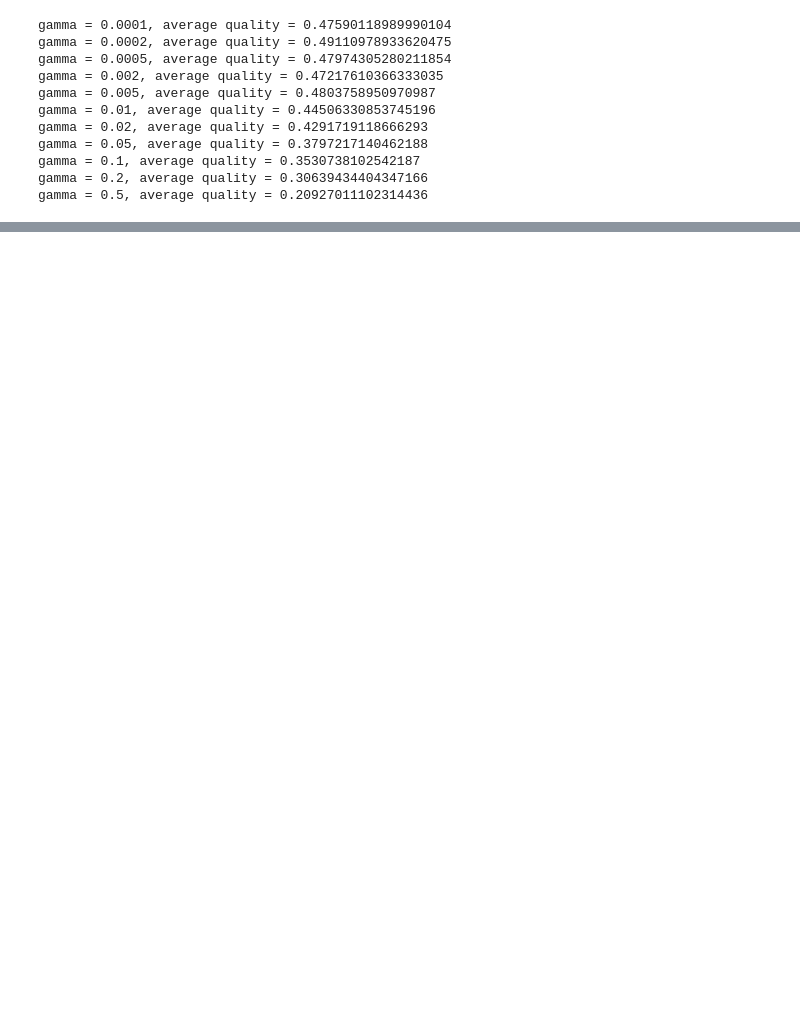
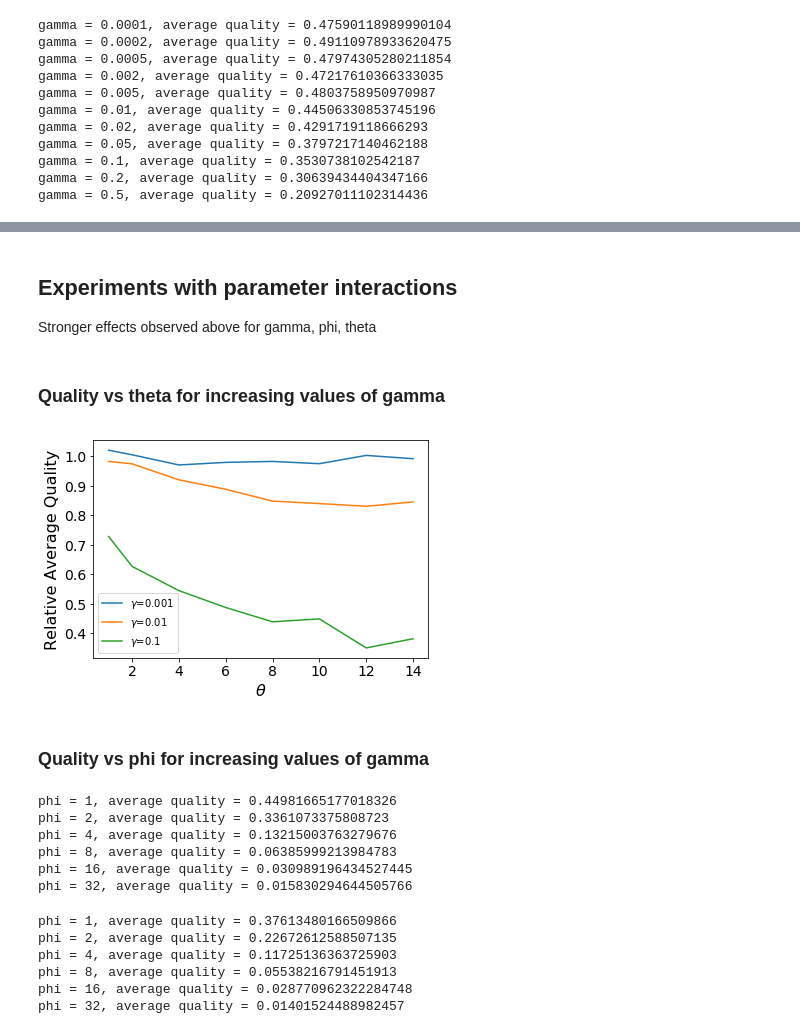
Before and after one commit to xiaodanlou/Manipulating-Online-Marketplace-of-Ideas, a Jupyter notebook: empirical_follower_network.ipynb, the cells around one changed output, grey strips where cells are left out. Drawn from its saved outputs; the diff is of its cells as text; code cells hidden in the pictures; blank space fills up the shorter version.

Commit message:
experiments combining parameters

```diff
--- a/empirical_follower_network.ipynb
+++ b/empirical_follower_network.ipynb
@@ -202,0 +183,5 @@ for phi in [17,18,19]: #[2,4,8,16,32]:
+# %% [markdown]
+## Experiments with parameter interactions
+Stronger effects observed above for gamma, phi, theta
+# %% [markdown]
+### Quality vs theta for increasing values of gamma
@@ -202,0 +202,37 @@ for phi in [17,18,19]: #[2,4,8,16,32]:
+# %%
+# PLOT AVG_Q vs THETA (flooding)
+plot_avg_quality(['theta.csv', 'theta_gamma0.01.csv', 'theta_gamma0.1.csv'],
+                 [r'$\gamma$'+'=0.001', r'$\gamma$'+'=0.01', r'$\gamma$'+'=0.1'],
+                 r'$\theta$', path='../EmpiricalNet_followers/')
+# %% [output]
+[figure, added]
+# %% [markdown]
+### Quality vs phi for increasing values of gamma
+# %%
+# gamma = 0.01
+follower_net = bot_model.init_net(False, human_network = path + 'follower_network.gml', beta=0.01, gamma=0.01)
+for phi in [1,2,4,8,16,32]:
+    avg_quality = bot_model.simulation(False, network=follower_net, verbose=False, mu=0.5, phi=phi, alpha=15)
+    print('phi = {}, average quality = {}'.format(phi, avg_quality))
+    bot_model.save_csv([phi, avg_quality], csvfile = path + 'phi_gamma0.01.csv')
+# %% [output]
+phi = 1, average quality = 0.44981665177018326
+phi = 2, average quality = 0.3361073375808723
+phi = 4, average quality = 0.13215003763279676
+phi = 8, average quality = 0.06385999213984783
+phi = 16, average quality = 0.030989196434527445
+phi = 32, average quality = 0.015830294644505766
+# %%
+# gamma = 0.1
+follower_net = bot_model.init_net(False, human_network = path + 'follower_network.gml', beta=0.01, gamma=0.1)
+for phi in [1,2,4,8,16,32]:
+    avg_quality = bot_model.simulation(False, network=follower_net, verbose=False, mu=0.5, phi=phi, alpha=15)
+    print('phi = {}, average quality = {}'.format(phi, avg_quality))
+    bot_model.save_csv([phi, avg_quality], csvfile = path + 'phi_gamma0.1.csv')
+# %% [output]
+phi = 1, average quality = 0.37613480166509866
+phi = 2, average quality = 0.22672612588507135
+phi = 4, average quality = 0.11725136363725903
+phi = 8, average quality = 0.05538216791451913
+phi = 16, average quality = 0.028770962322284748
+phi = 32, average quality = 0.01401524488982457
```
Also changed, not shown: parts of 21 cells of this notebook, 1 other file.
